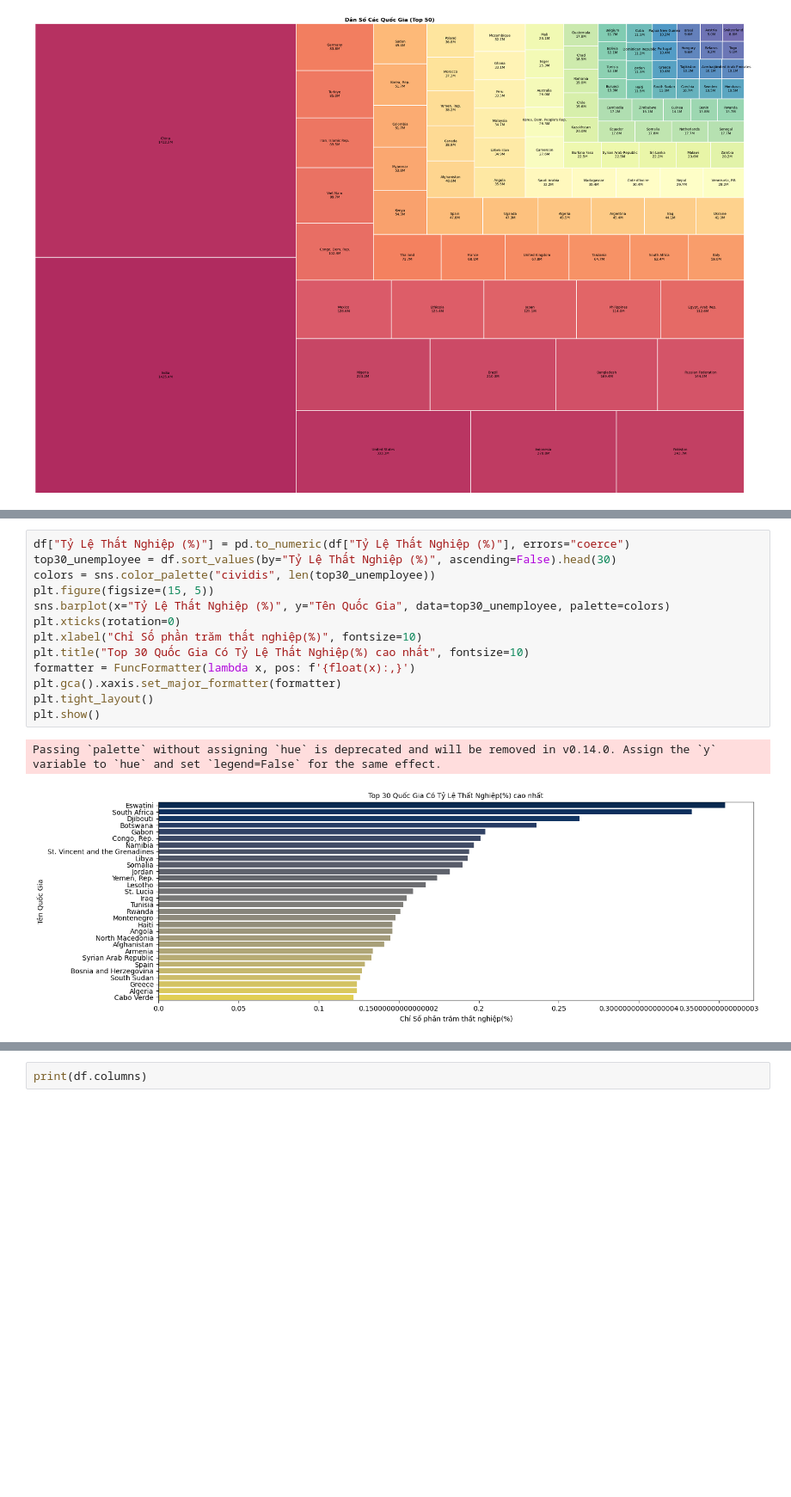
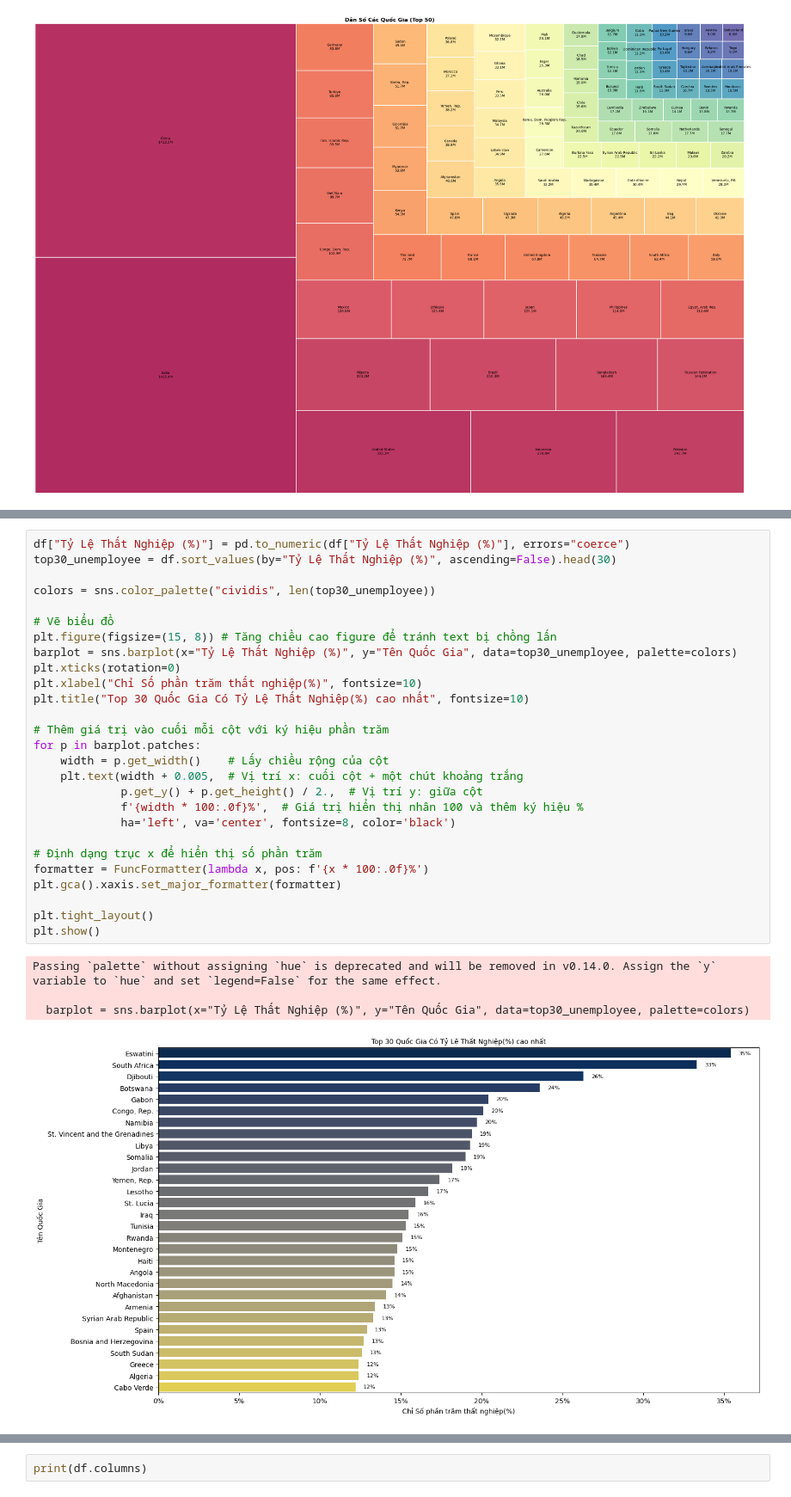
Before and after one commit to HUyEsona/Data-visualization-axis, a Jupyter notebook: main.ipynb, the cells around one changed output, grey strips where cells are left out. Shown at 86% size. Saved outputs shown, nothing was run; the diff lists cells and outputs as text; blank space fills up the shorter version.

```diff
--- a/main.ipynb
+++ b/main.ipynb
@@ -146,19 +152,35 @@ Passing `palette` without assigning `hue` is deprecated and will be removed in v
 # %%
 df["Tỷ Lệ Thất Nghiệp (%)"] = pd.to_numeric(df["Tỷ Lệ Thất Nghiệp (%)"], errors="coerce")
 top30_unemployee = df.sort_values(by="Tỷ Lệ Thất Nghiệp (%)", ascending=False).head(30)
+
 colors = sns.color_palette("cividis", len(top30_unemployee))
-plt.figure(figsize=(15, 5))
-sns.barplot(x="Tỷ Lệ Thất Nghiệp (%)", y="Tên Quốc Gia", data=top30_unemployee, palette=colors)
+
+# Vẽ biểu đồ
+plt.figure(figsize=(15, 8)) # Tăng chiều cao figure để tránh text bị chồng lấn
+barplot = sns.barplot(x="Tỷ Lệ Thất Nghiệp (%)", y="Tên Quốc Gia", data=top30_unemployee, palette=colors)
 plt.xticks(rotation=0)
 plt.xlabel("Chỉ Số phần trăm thất nghiệp(%)", fontsize=10)
 plt.title("Top 30 Quốc Gia Có Tỷ Lệ Thất Nghiệp(%) cao nhất", fontsize=10)
-formatter = FuncFormatter(lambda x, pos: f'{float(x):,}')
+
+# Thêm giá trị vào cuối mỗi cột với ký hiệu phần trăm
+for p in barplot.patches:
+    width = p.get_width()    # Lấy chiều rộng của cột
+    plt.text(width + 0.005,  # Vị trí x: cuối cột + một chút khoảng trắng
+             p.get_y() + p.get_height() / 2.,  # Vị trí y: giữa cột
+             f'{width * 100:.0f}%',  # Giá trị hiển thị nhân 100 và thêm ký hiệu %
+             ha='left', va='center', fontsize=8, color='black')
+
+# Định dạng trục x để hiển thị số phần trăm
+formatter = FuncFormatter(lambda x, pos: f'{x * 100:.0f}%')
 plt.gca().xaxis.set_major_formatter(formatter)
+
 plt.tight_layout()
 plt.show()
 # %% [output]
 Passing `palette` without assigning `hue` is deprecated and will be removed in v0.14.0. Assign the `y` variable to `hue` and set `legend=False` for the same effect.
+
+  barplot = sns.barplot(x="Tỷ Lệ Thất Nghiệp (%)", y="Tên Quốc Gia", data=top30_unemployee, palette=colors)
-[figure, old version]
+[figure, new version]
 # %%
 df["GDP (triệu tỷ USD)"] = pd.to_numeric(df["GDP (triệu tỷ USD)"], errors="coerce")
 top10_gdp = df.sort_values(by="GDP (triệu tỷ USD)", ascending=False).head(10)
```
Also changed, not shown: parts of 25 cells of this notebook.
